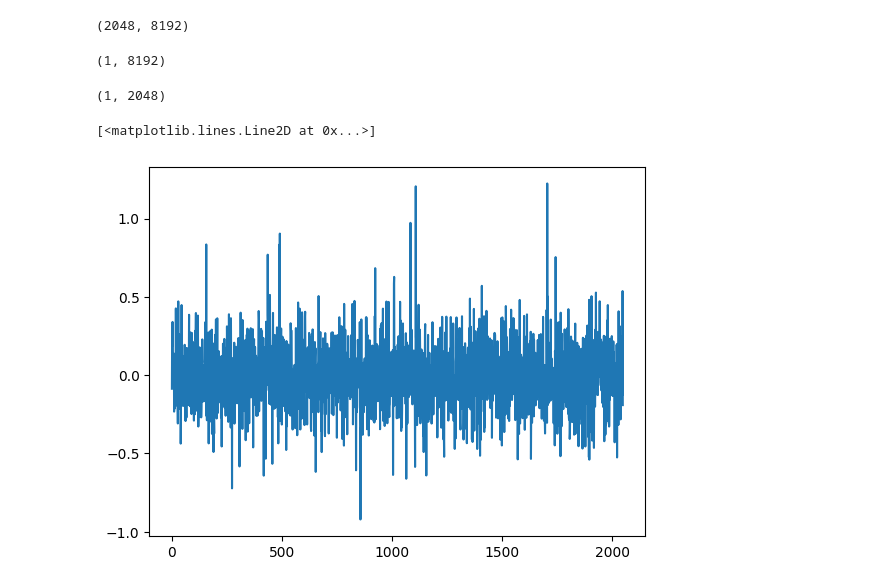
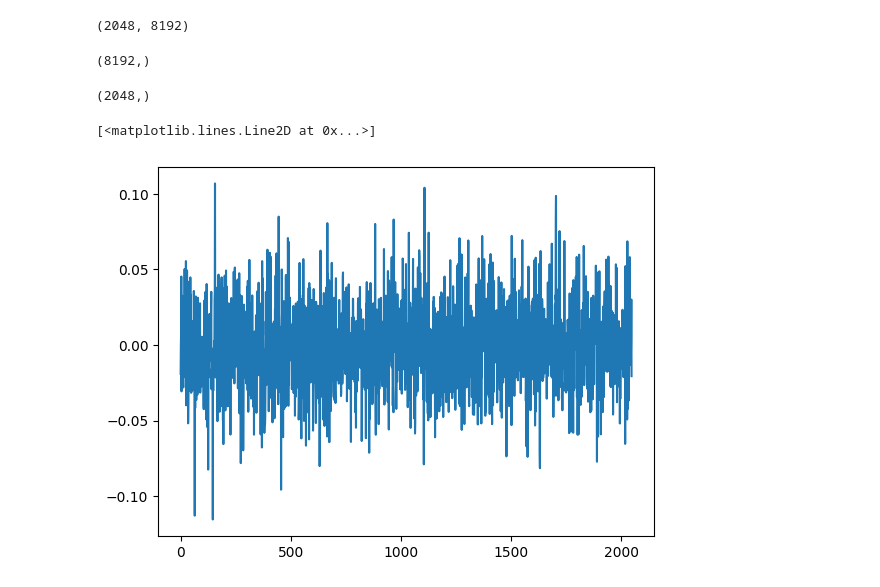
Before and after one commit to alberthier/llama-ipynb, a Jupyter notebook: 4-attention-transformer.ipynb, the cells around one changed output. Saved outputs shown, nothing was run; the diff lists cells and outputs as text; code cells hidden in the pictures.

```diff
--- a/4-attention-transformer.ipynb
+++ b/4-attention-transformer.ipynb
@@ -502,5 +532,5 @@ post_attention_layernorm = RMSNorm(
     config["rms_norm_eps"]
 )
 # %%
-post_attn_output = post_attention_layernorm(output[0])
+post_attention_output = post_attention_layernorm(attention_output[0])
 # %%
@@ -518,12 +548,12 @@ def silu(x):
     """
     return x * (1 / (1 + np.exp(-x)))
 # %%
-up_proj = tensors[f"model.layers.{layer_index}.mlp.up_proj.weight"]
-display(up_proj.shape)
-gate_proj = tensors[f"model.layers.{layer_index}.mlp.gate_proj.weight"]
-display(gate_proj.shape)
-down_proj = tensors[f"model.layers.{layer_index}.mlp.down_proj.weight"]
-display(down_proj.shape)
+up_projection_weights = tensors[f"model.layers.{layer_index}.mlp.up_proj.weight"]
+display(up_projection_weights.shape)
+gate_projection_weights = tensors[f"model.layers.{layer_index}.mlp.gate_proj.weight"]
+display(gate_projection_weights.shape)
+down_projection_weights = tensors[f"model.layers.{layer_index}.mlp.down_proj.weight"]
+display(down_projection_weights.shape)
 # %% [output]
 (8192, 2048)
 (8192, 2048)
@@ -533,18 +561,18 @@ z = embedded_token + post_attn_output
-# %%
-swish = silu((output @ gate_proj.T))
-display(swish.shape)
-h2 = z @ up_proj.T
-h2 = swish * h2
-h2 = h2 @ down_proj.T
-# %% [output]
-(1, 8192)
+# %%
+gate = silu((post_attention_output @ gate_projection_weights.T))
+display(gate.shape)
+up = post_attention_output @ up_projection_weights.T
+fused = gate * up
+feed_forward_output = fused @ down_projection_weights.T
+# %% [output]
+(8192,)
 # %%
-transformer_output = z + h2
+transformer_output = attention_output + feed_forward_output
 transformer_output.shape
 # %% [output]
-(1, 2048)
+(2048,)
 # %%
-plt.plot(transformer_output[0])
+plt.plot(transformer_output)
 # %% [output]
 [<matplotlib.lines.Line2D at 0x...>]
-[figure, old version]
+[figure, new version]
```
Also changed, not shown: parts of 36 cells of this notebook.
